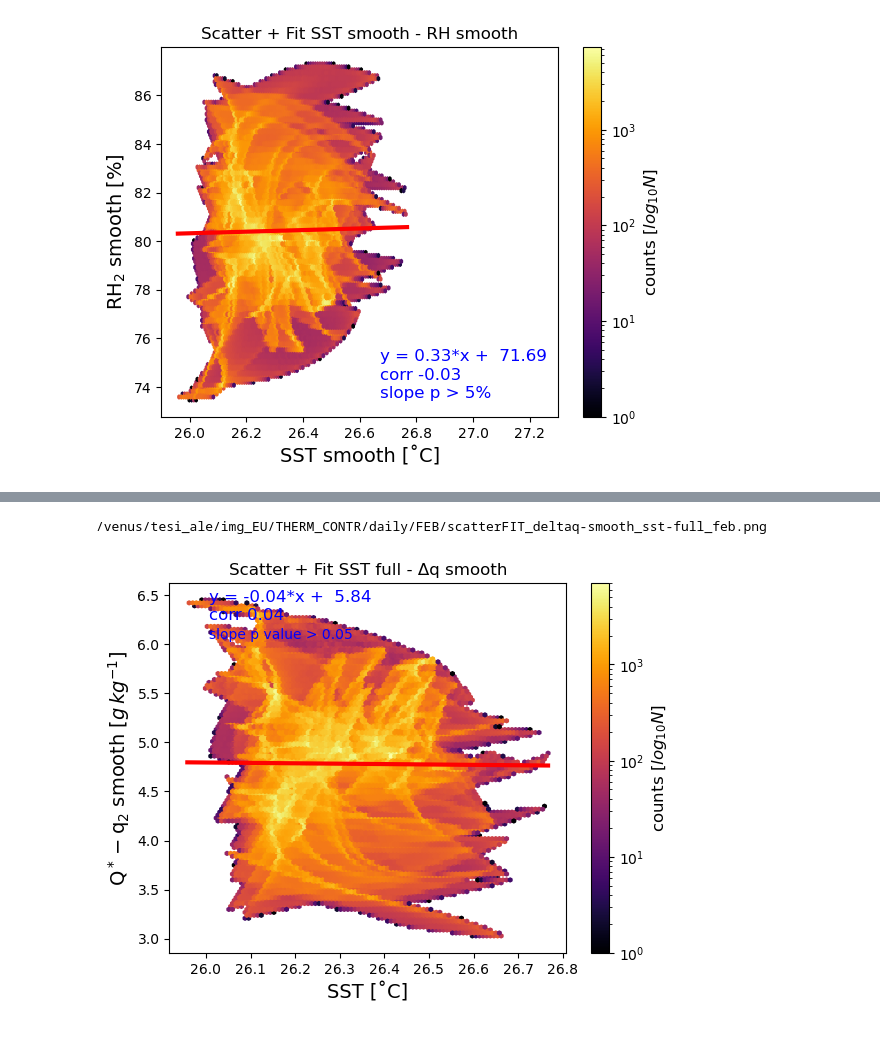
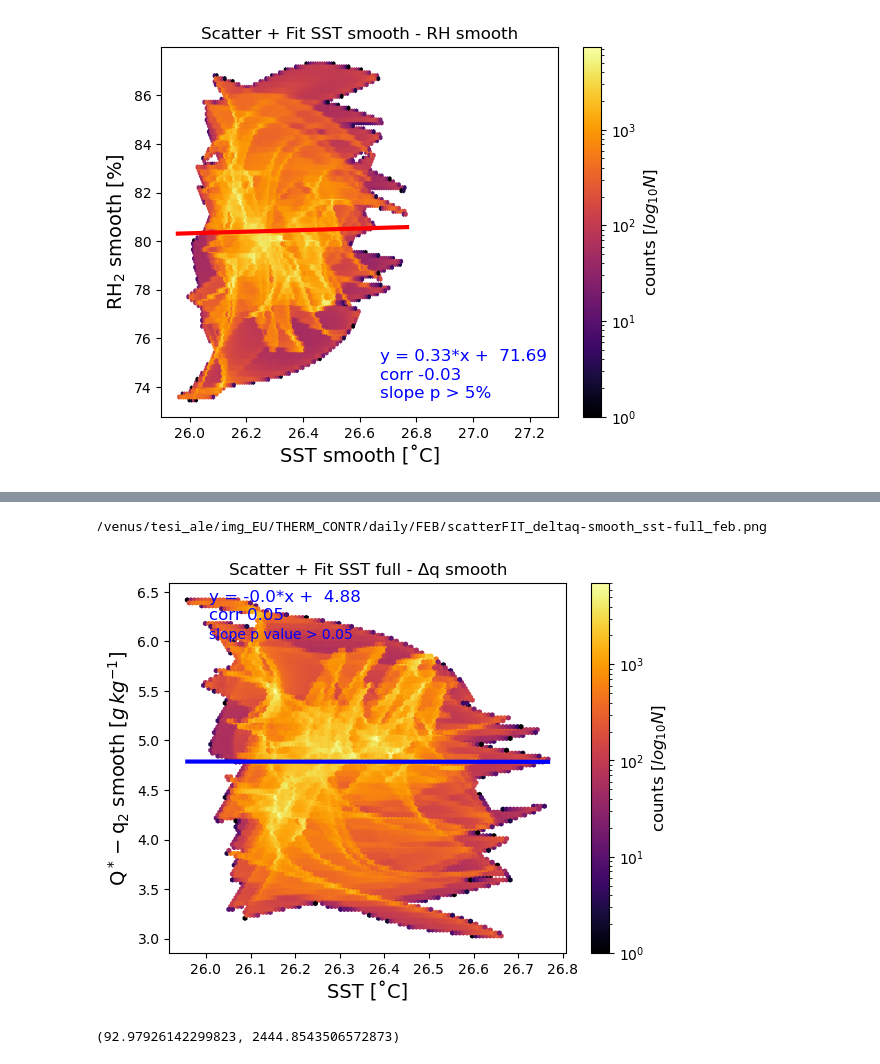
Before and after one commit to meteorologopazzo/thesis_material, a Jupyter notebook: EURECA_scripts/ThermContr_LH_only.ipynb, the cells around one changed output, grey strips where cells are left out. Drawn from its saved outputs; the diff is of its cells as text; code cells hidden in the pictures.

```diff
--- a/EURECA_scripts/ThermContr_LH_only.ipynb
+++ b/EURECA_scripts/ThermContr_LH_only.ipynb
@@ -993,7 +992,7 @@ q2_smooth = q2_day - dq2
 # delta_q = np.load('/venus/tesi_ale/data_EU/QVAPOR/daily/FEB/deltaQ_day_feb.npy')
 # d_delta_q = np.load('/venus/tesi_ale/data_EU/QVAPOR/daily/FEB/DdeltaQ_day_feb.npy')
 
-deltaq_smooth = delta_q.magnitude - d_delta_q
+deltaq_smooth = delta_q - d_delta_q
 # %%
 np.nanmax(delta_q)
 # %% [output]
@@ -1229,37 +1227,41 @@ del filename
 
 x = sst_smooth.copy()
 y = deltaq_smooth.copy()
-
+nskip_sm = 200
 posx, posy_fit = 0.1, 0.95
 
-fit_deltaq_sst_sm, corcoe_deltaq_sst_sm, p_value_deltaq_sst_sm, pval_cann_deltaq_sst_sm, sigmas_deltaq_sst_sm  = slopes_r_p_mix(x, y, nt, nskip)
+fit_deltaq_sst_sm, corcoe_deltaq_sst_sm, p_value_deltaq_sst_sm, pval_cann_deltaq_sst_sm, sigmas_deltaq_sst_sm  = slopes_r_p_mix(x, y, nt, nskip=nskip_sm)
 smooth_therm_contr = fit_deltaq_sst_sm.slope
 
 title='Scatter + Fit SST full - Δq smooth'
 xlabel='SST [˚C]'
 ylabel=r'$\rm Q^* - q_{2}$ smooth [$g\,kg^{-1}$]'
 fig = density_hexbin(x, y, plot_fit = True, fit=fit_deltaq_sst_sm, corcoe=corcoe_deltaq_sst_sm, grdsz=100,\
                      title=title, xlabel=xlabel, ylabel=ylabel, colormap='inferno',pos=[posx,posy_fit])
 
 
 
 if pval_cann_deltaq_sst_sm < 0.05:
     plt.annotate('slope p value < 0.05', xy=(posx, posy_fit-0.1), \
                          xycoords='axes fraction', fontsize=10, color='b')
 else:
     plt.annotate('slope p value > 0.05', xy=(posx, posy_fit-0.1), \
                          xycoords='axes fraction', fontsize=10, color='b')
 
 
 
 path_img = '/venus/tesi_ale/img_EU/THERM_CONTR/daily/FEB/'
 filename = path_img + 'scatterFIT_deltaq-smooth_sst-full_feb.png'
 #plt.savefig(filename)
 print(filename)
 del filename
 # %% [output]
 /venus/tesi_ale/img_EU/THERM_CONTR/daily/FEB/scatterFIT_deltaq-smooth_sst-full_feb.png
-[figure, old version]
+[figure, new version]
+# %%
+sigmas_deltaq_sst_sm
+# %% [output]
+(92.97926142299823, 2444.8543506572873)
 # %%
 data1 = rho_C*L_v*ws_10*ls_therm_contr*mask; data1 = data1[~np.isnan(data1)]
 data2 = rho_C*L_v*ws_10*ss_therm_contr*mask; data2 = data2[~np.isnan(data2)]
```
Also changed, not shown: parts of 11 cells of this notebook, 7 other files.
